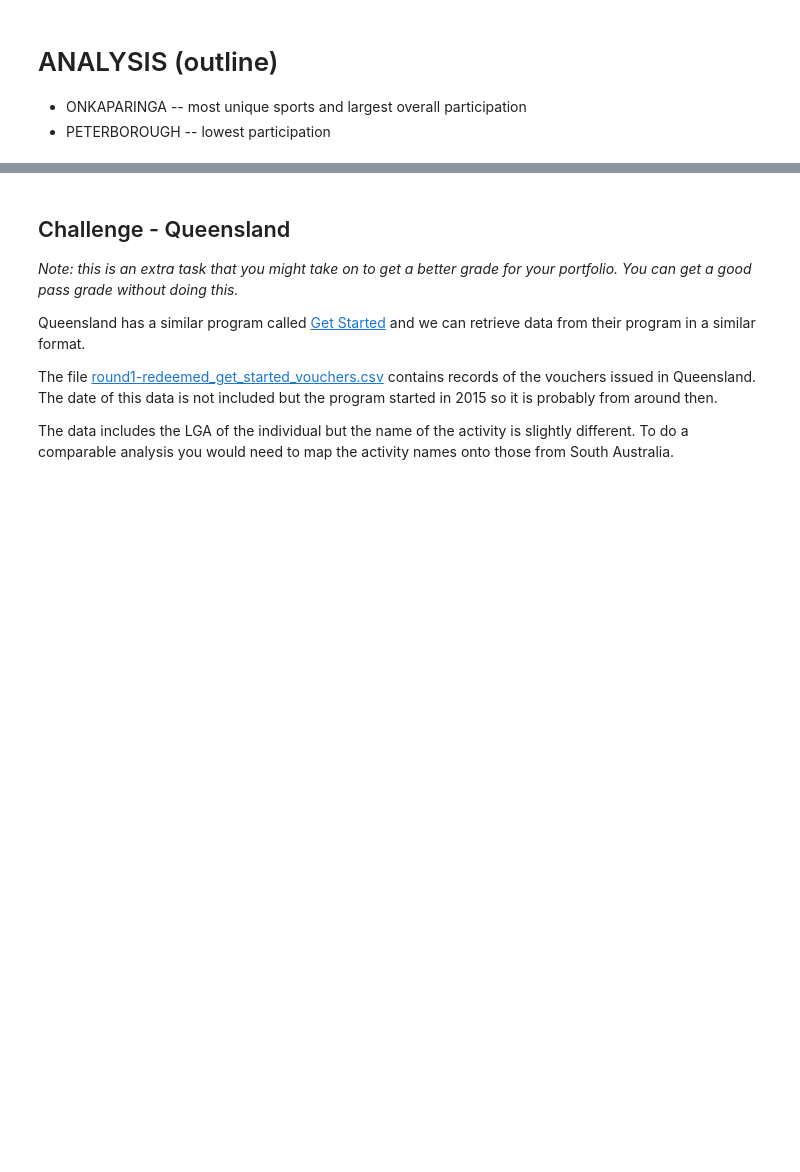
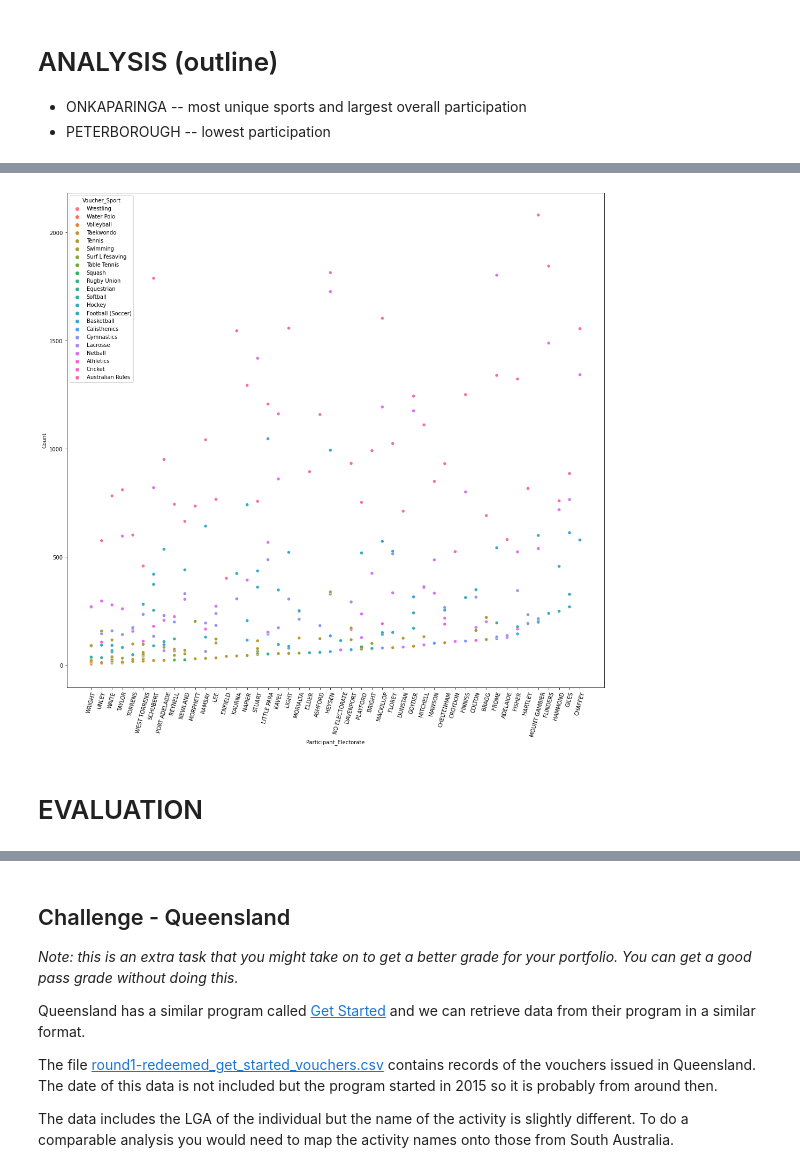
Before and after one commit to AmandaManadeniya/data-science-portfolio-2021, a Jupyter notebook: Portfolio 2.ipynb, the cells around one changed output, grey strips where cells are left out. Cells and saved outputs as stored; diff of their text form; code cells hidden in the pictures; blank space fills up the shorter version.

Commit message:
Explored participant electorates and relationship with voucher sports

```diff
--- a/Portfolio 2.ipynb
+++ b/Portfolio 2.ipynb
@@ -175,0 +116,6 @@ sns.lmplot(x = 'Voucher_Sport', y = 'Voucher_Claim_Year', fit_reg = False, hue =
+# %%
+elect_df = sa_vouchers.loc[:, ['Participant_Electorate', 'Voucher_Sport']]
+group_elec = elect_df.groupby(['Participant_Electorate' , 'Voucher_Sport']).agg({'Voucher_Sport': ['count']})
+group_elec.columns = ['Count']
+group_elec = group_elec.reset_index()
+group_elec.head()
@@ -175,0 +129,3 @@ sns.lmplot(x = 'Voucher_Sport', y = 'Voucher_Claim_Year', fit_reg = False, hue =
+# %%
+group_elec['Count'] = group_elec['Count'].astype(int)
+print (group_elec.dtypes)
@@ -175,0 +137,3 @@ sns.lmplot(x = 'Voucher_Sport', y = 'Voucher_Claim_Year', fit_reg = False, hue =
+# %%
+group_count = group_elec.groupby(['Count'], as_index=False).max()
+group_count.head()
@@ -175,0 +147,9 @@ sns.lmplot(x = 'Voucher_Sport', y = 'Voucher_Claim_Year', fit_reg = False, hue =
+# %%
+fig_dims = (18, 17)
+fig, ax = plt.subplots(figsize=fig_dims)
+sns.scatterplot(x = 'Participant_Electorate', y = 'Count', data = group_count, hue = "Voucher_Sport")
+ax.tick_params(axis='x', rotation=75)
+# %% [output]
+[figure, added]
+# %% [markdown]
+# EVALUATION
```
Also changed, not shown: parts of 21 cells of this notebook.
